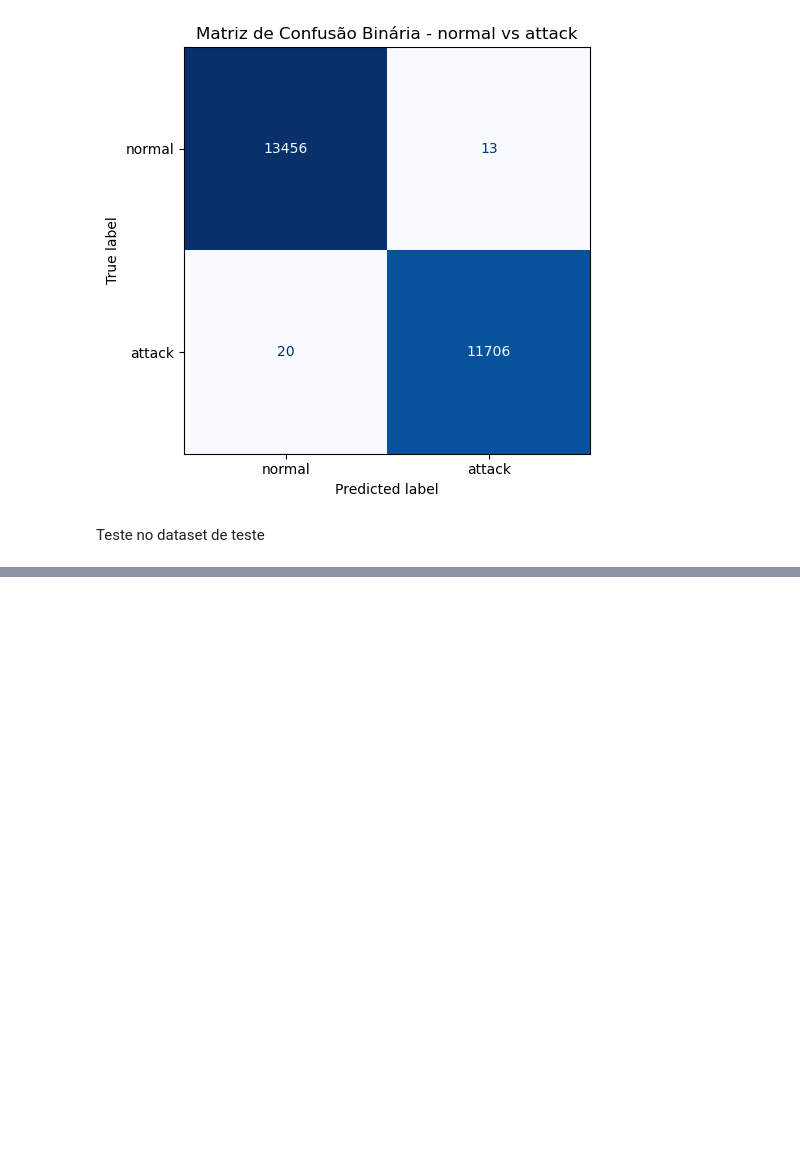
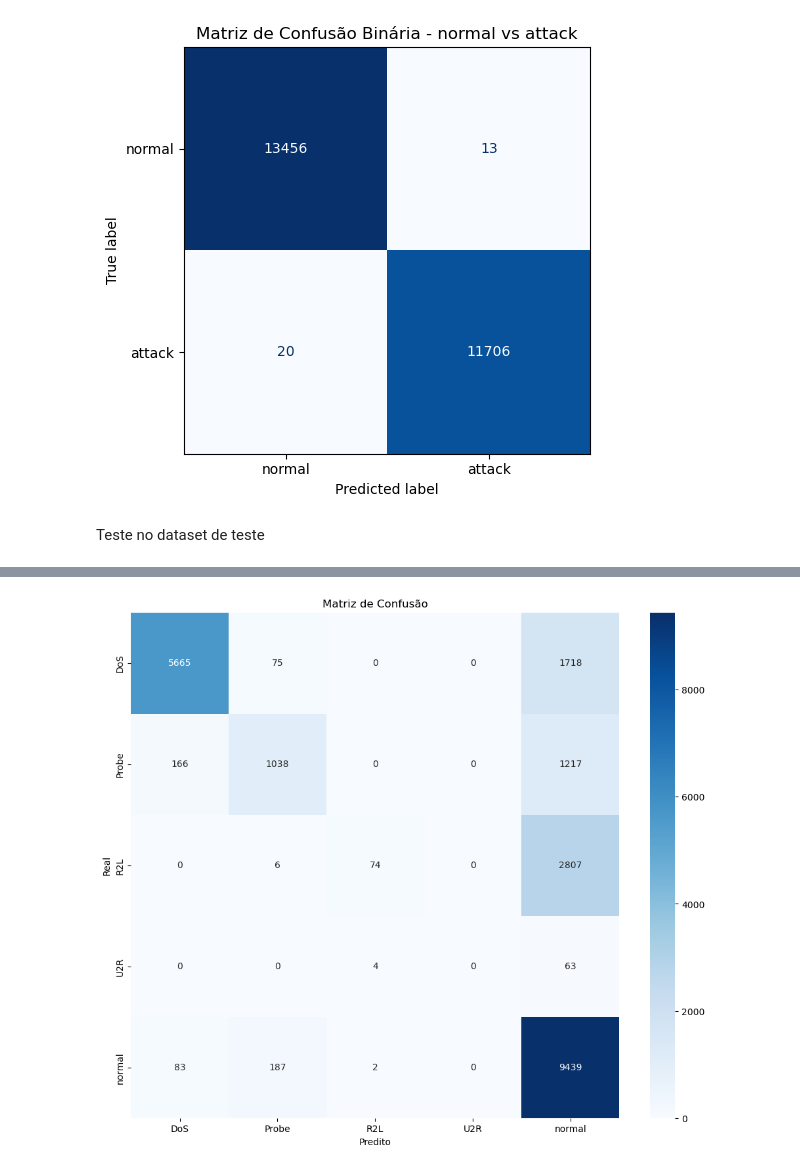
Before and after one commit to pedro-coelho-dr/ml-ids, a Jupyter notebook: notebooks/03_04_random_forest.ipynb, the cells around one changed output, grey strips where cells are left out. Saved outputs shown, nothing was run; the diff lists cells and outputs as text; code cells hidden in the pictures; blank space fills up the shorter version.

Commit message:
random forest tested

```diff
--- a/notebooks/03_04_random_forest.ipynb
+++ b/notebooks/03_04_random_forest.ipynb
@@ -539,3 +539,20 @@ weighted avg     0.9987    0.9987    0.9987     25195
 [figure]
 # %% [markdown]
 Teste no dataset de teste
+# %%
+best_model = RandomForestClassifier(
+    n_estimators=400,
+    max_depth=30,
+    max_features='sqrt',
+    min_samples_leaf=1,
+    min_samples_split=10,
+    class_weight='balanced',
+    bootstrap=False,
+    min_impurity_decrease=0.0,
+    random_state=1,
+    n_jobs=-1
+)
+
+
+best_model.fit(X_train_final, y_train_final)
+y_pred = best_model.predict(X_test_final)
@@ -541,0 +609,10 @@ Teste no dataset de teste
+# %%
+plt.figure(figsize=(12, 10))
+sns.heatmap(cm, annot=True, fmt='d', cmap='Blues',
+            xticklabels=le.classes_, yticklabels=le.classes_)
+plt.xlabel('Predito')
+plt.ylabel('Real')
+plt.title('Matriz de Confusão')
+plt.show()
+# %% [output]
+[figure, added]
```
Also changed, not shown: parts of 2 cells of this notebook, 9 other files.
